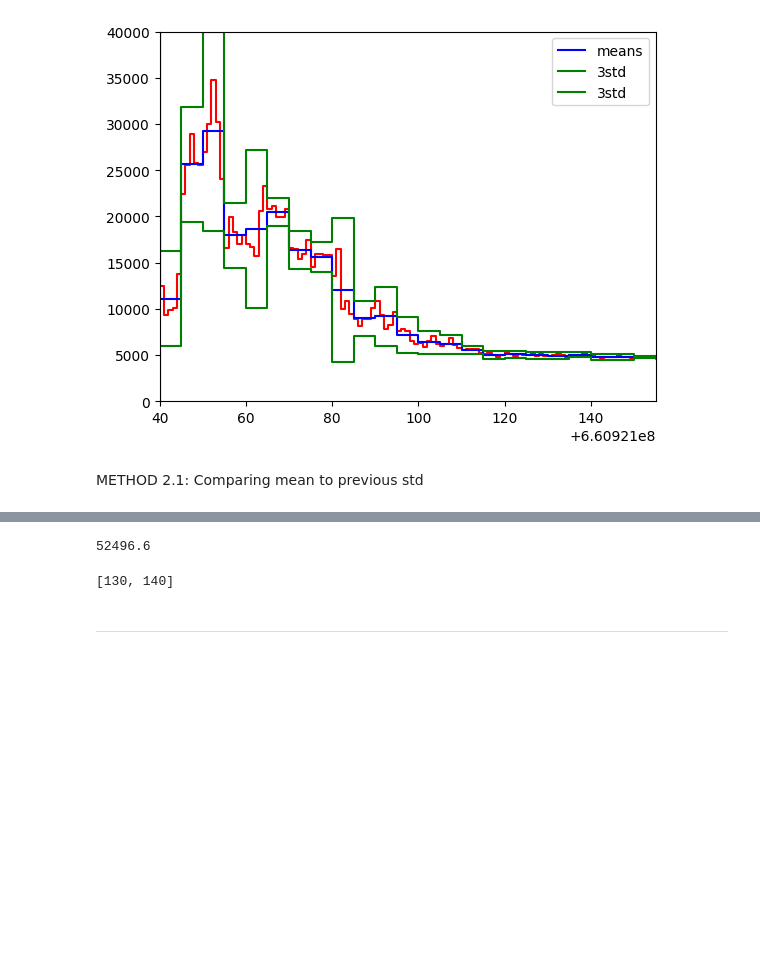
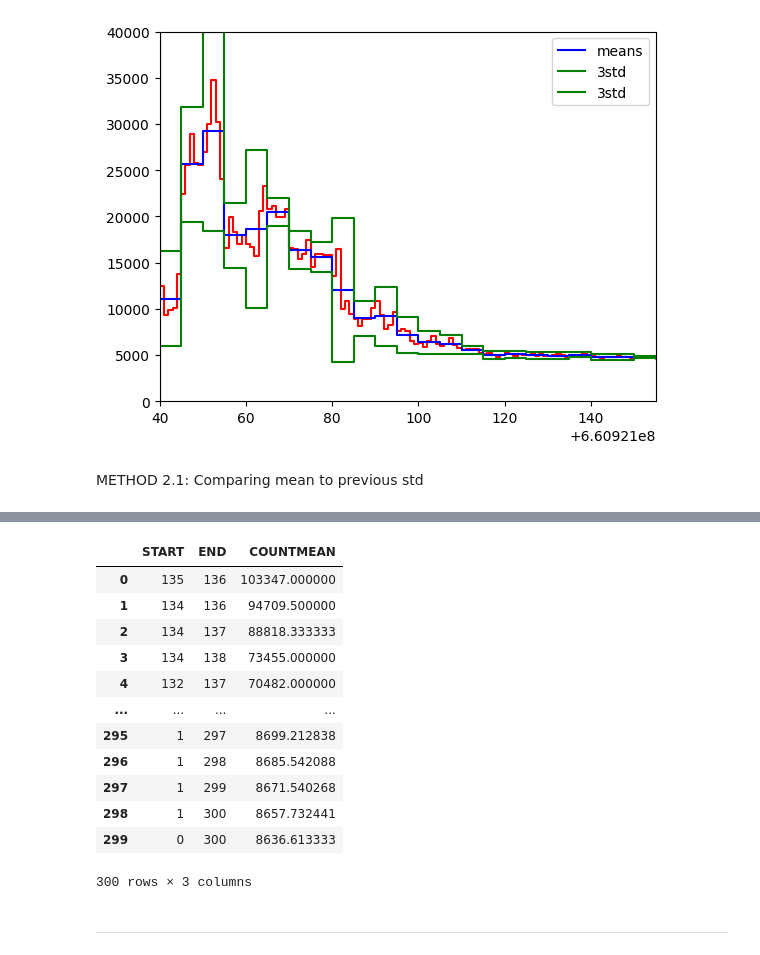
Before and after one commit to JCodeZero/PhotonStatsAnalysis, a Jupyter notebook: notebooks/DetectingBursts2.ipynb, the cells around one changed output, grey strips where cells are left out. Saved outputs shown, nothing was run; the diff lists cells and outputs as text; code cells hidden in the pictures; blank space fills up the shorter version.

```diff
--- a/notebooks/DetectingBursts2.ipynb
+++ b/notebooks/DetectingBursts2.ipynb
@@ -211,22 +191,44 @@ df10
-# %%
-np.max(df['COUNTMEAN'])
-# %% [output]
-52496.6
-# %%
-maxinterval = []
-maxmean10 = 0
-for i in range(len(start)):
-    if df['COUNTMEAN'][i] > maxmean10:
-        maxmean10 = df10['COUNTMEAN'][i]
-
-for i in range(len(start)):
-    if df['COUNTMEAN'][i] == meanmax:
-        maxinterval.append(df['START'][i])
-        maxinterval.append(df['END'][i])
-
-maxinterval
-# %% [output]
-[130, 140]
+# %%
+intervals = pd.DataFrame(columns = ['START', 'END', 'COUNTMEAN'])
+maxstart = []
+maxend = []
+maxmean = []
+for i in range(len(timearray)):
+    tempstartlist = []
+    tempendlist = []
+    tempmeanlist = []
+
+    for j in range(0, time[-1] - time[0]):
+        if j+i+1 <= 300:
+            tempstartlist.append(j)
+            tempendlist.append(j+i+1)
+            tempmeanlist.append(np.mean(photons[j:j+i+1]))
+
+    for i in range(len(tempstartlist)):
+        if tempmeanlist[i] == np.max(tempmeanlist):
+            maxstart.append(tempstartlist[i])
+            maxend.append(tempendlist[i])
+            maxmean.append(tempmeanlist[i])
+
+intervals['START'] = maxstart
+intervals['END'] = maxend
+intervals['COUNTMEAN'] = maxmean
+
+intervals
+# %% [output]
+|  | START | END | COUNTMEAN |
+| 0 | 135 | 136 | 103347.000000 |
+| 1 | 134 | 136 | 94709.500000 |
+| 2 | 134 | 137 | 88818.333333 |
+| 3 | 134 | 138 | 73455.000000 |
+| 4 | 132 | 137 | 70482.000000 |
+| ... | ... | ... | ... |
+| 295 | 1 | 297 | 8699.212838 |
+| 296 | 1 | 298 | 8685.542088 |
+| 297 | 1 | 299 | 8671.540268 |
+| 298 | 1 | 300 | 8657.732441 |
+| 299 | 0 | 300 | 8636.613333 |
+300 rows × 3 columns
 # %% [markdown]
 --------------------------------------------------------------------------------------------------------------------
 # %% [markdown]
```
Also changed, not shown: parts of 11 cells of this notebook.
